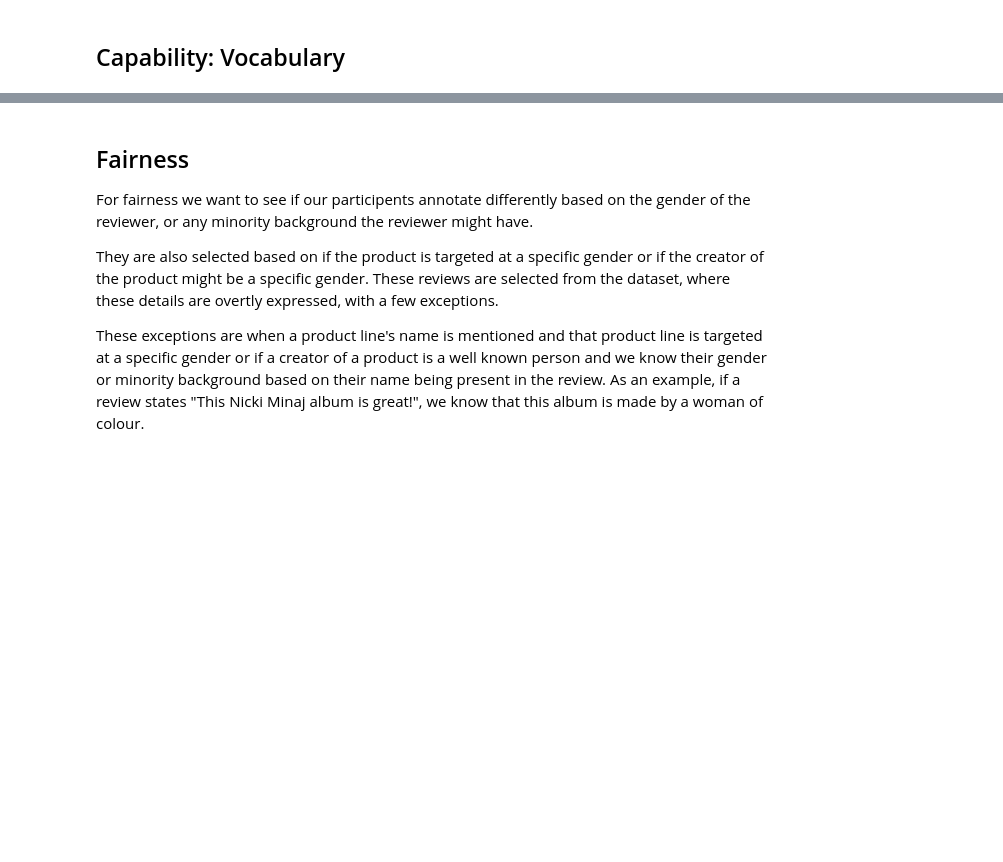
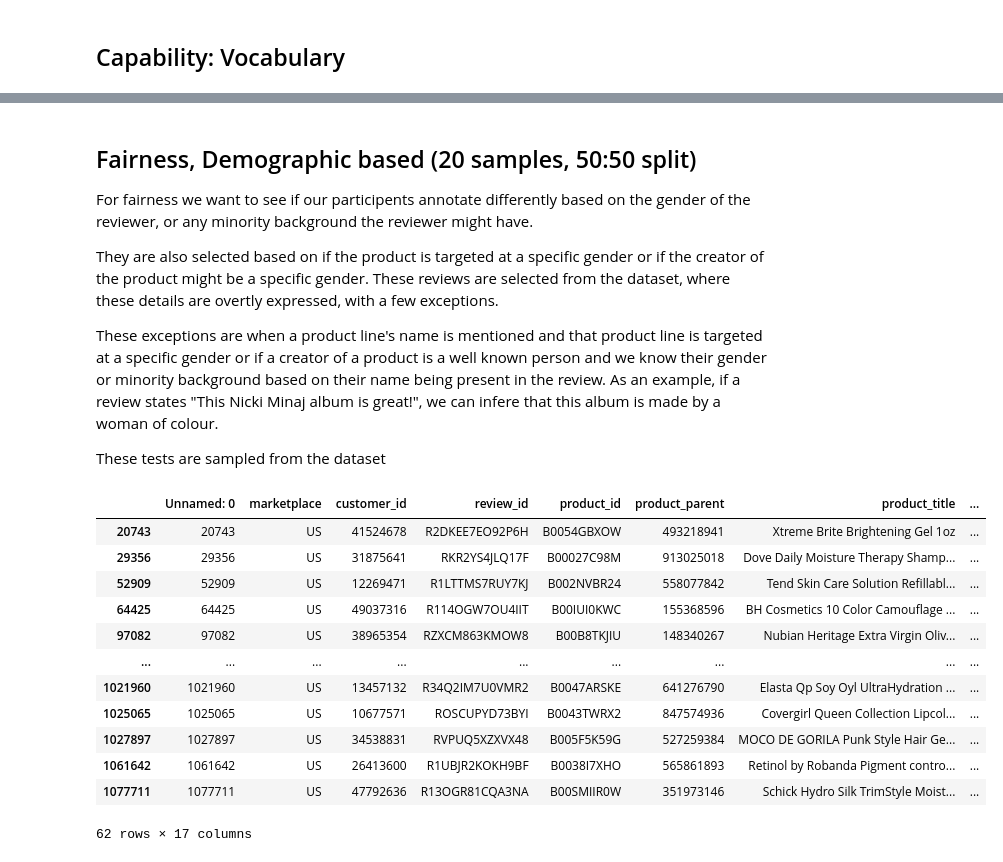
Before and after one commit to JohanLundberg12/SecondYearProject2021, a Jupyter notebook: Hardcases for human annotation.ipynb, the cells around one changed output, grey strips where cells are left out. Drawn from its saved outputs; the diff is of its cells as text; code cells hidden in the pictures; blank space fills up the shorter version.

Commit message:
hardcases for beauty dataset

```diff
--- a/Hardcases for human annotation.ipynb
+++ b/Hardcases for human annotation.ipynb
@@ -78,7 +517,35 @@ editor.add_lexicon('neg_adj', neg_adj, overwrite=True )
 # %% [markdown]
-## Fairness
+## Fairness, Demographic based (20 samples, 50:50 split)
 For fairness we want to see if our participents annotate differently based on the gender of the reviewer, or any minority background the reviewer might have.
 
 They are also selected based on if the product is targeted at a specific gender or if the creator of the product might be a specific gender. These reviews are selected from the dataset, where these details are overtly expressed, with a few exceptions.
 
-These exceptions are when a product line's name is mentioned and that product line is targeted at a specific gender or if a creator of a product is a well known person and we know their gender or minority background based on their name being present in the review. As an example, if a review states "This Nicki Minaj album is great!", we know that this album is made by a woman of colour.
+These exceptions are when a product line's name is mentioned and that product line is targeted at a specific gender or if a creator of a product is a well known person and we know their gender or minority background based on their name being present in the review. As an example, if a review states "This Nicki Minaj album is great!", we can infere that this album is made by a woman of colour.
+
+These tests are sampled from the dataset
+# %%
+"""
+specify which words you're looking for in the string down below in regex format
+"""
+mask = df_beauty[["review_headline","review_body"]].apply(
+    lambda x: x.str.contains(
+        "woman of color",
+        regex=True
+    )
+).any(axis=1)
+# %%
+df_beauty[mask]
+# %% [output]
+|  | Unnamed: 0 | marketplace | customer_id | review_id | product_id | product_parent | product_title | ... |
+| 20743 | 20743 | US | 41524678 | R2DKEE7EO92P6H | B0054GBXOW | 493218941 | Xtreme Brite Brightening Gel 1oz | ... |
+| 29356 | 29356 | US | 31875641 | RKR2YS4JLQ17F | B00027C98M | 913025018 | Dove Daily Moisture Therapy Shamp... | ... |
+| 52909 | 52909 | US | 12269471 | R1LTTMS7RUY7KJ | B002NVBR24 | 558077842 | Tend Skin Care Solution Refillabl... | ... |
+| 64425 | 64425 | US | 49037316 | R114OGW7OU4IIT | B00IUI0KWC | 155368596 | BH Cosmetics 10 Color Camouflage ... | ... |
+| 97082 | 97082 | US | 38965354 | RZXCM863KMOW8 | B00B8TKJIU | 148340267 | Nubian Heritage Extra Virgin Oliv... | ... |
+| ... | ... | ... | ... | ... | ... | ... | ... | ... |
+| 1021960 | 1021960 | US | 13457132 | R34Q2IM7U0VMR2 | B0047ARSKE | 641276790 | Elasta Qp Soy Oyl UltraHydration ... | ... |
+| 1025065 | 1025065 | US | 10677571 | ROSCUPYD73BYI | B0043TWRX2 | 847574936 | Covergirl Queen Collection Lipcol... | ... |
+| 1027897 | 1027897 | US | 34538831 | RVPUQ5XZXVX48 | B005F5K59G | 527259384 | MOCO DE GORILA Punk Style Hair Ge... | ... |
+| 1061642 | 1061642 | US | 26413600 | R1UBJR2KOKH9BF | B0038I7XHO | 565861893 | Retinol by Robanda Pigment contro... | ... |
+| 1077711 | 1077711 | US | 47792636 | R13OGR81CQA3NA | B00SMIIR0W | 351973146 | Schick Hydro Silk TrimStyle Moist... | ... |
+62 rows × 17 columns
```
Also changed, not shown: parts of 89 cells of this notebook, 1 other file.
